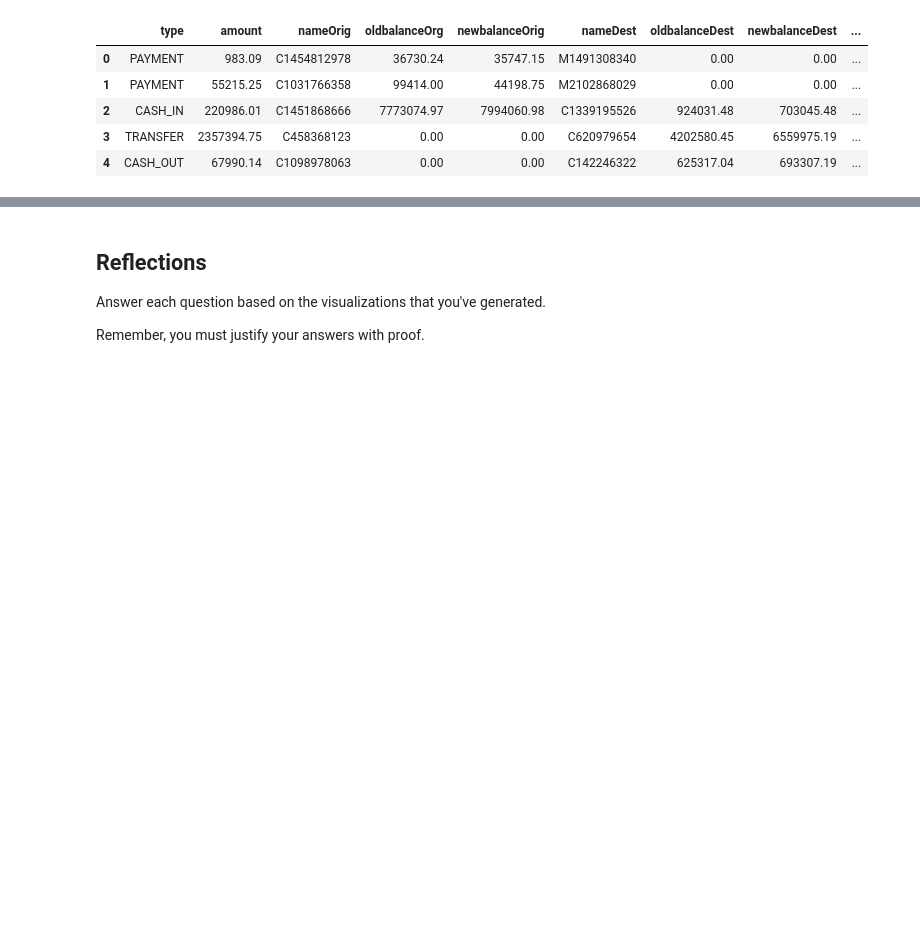
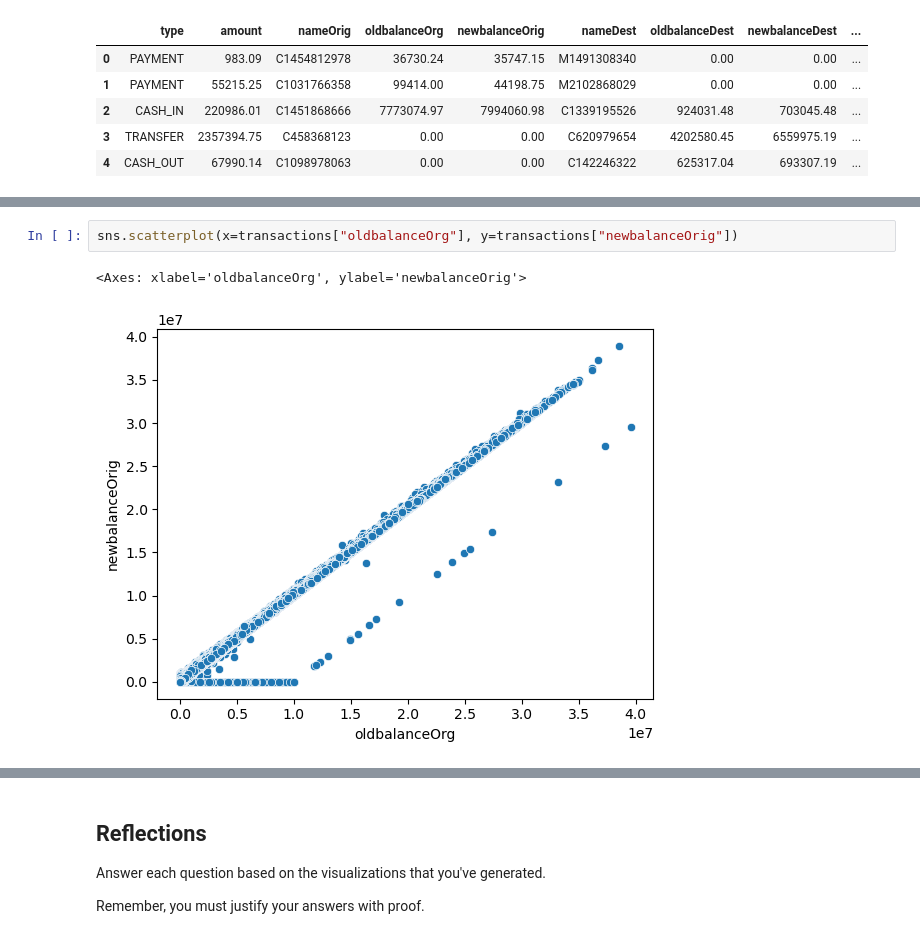
Before and after one commit to Kachi031/Fraud-Detection, a Jupyter notebook: notebooks/eda.ipynb, the cells around one changed output, grey strips where cells are left out. Drawn from its saved outputs; the diff is of its cells as text; blank space fills up the shorter version.

```diff
--- a/notebooks/eda.ipynb
+++ b/notebooks/eda.ipynb
@@ -34,0 +80,5 @@ transactions.head()
+# %%
+sns.scatterplot(x=transactions["oldbalanceOrg"], y=transactions["newbalanceOrig"])
+# %% [output]
+<Axes: xlabel='oldbalanceOrg', ylabel='newbalanceOrig'>
+[figure, added]
```
Also changed, not shown: parts of 7 cells of this notebook.
